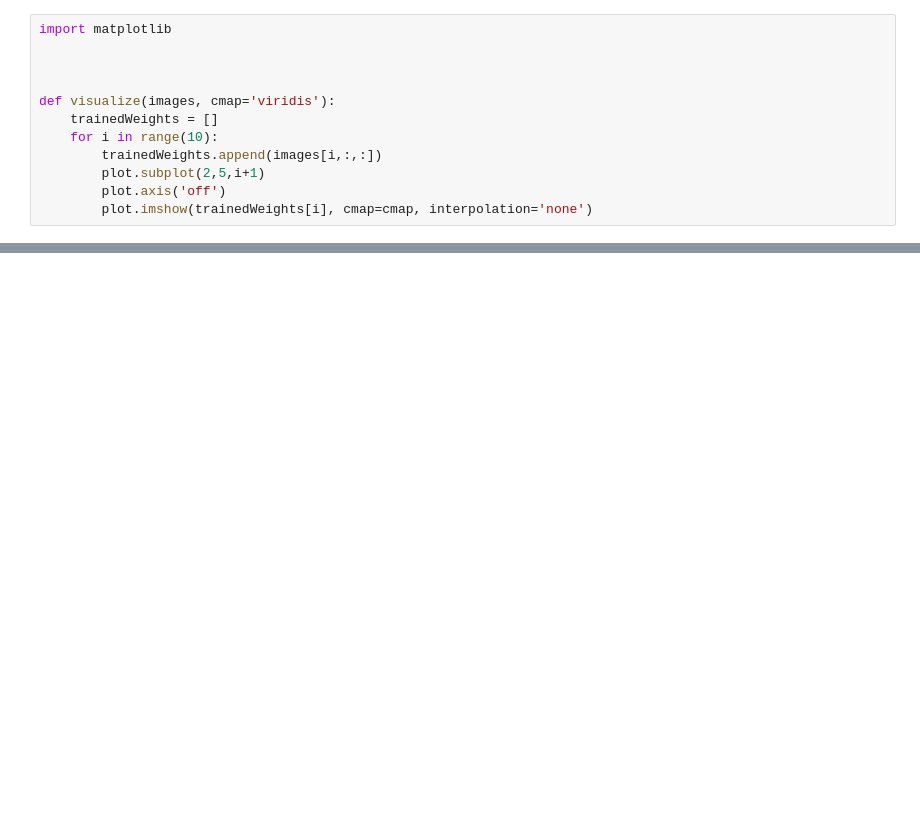
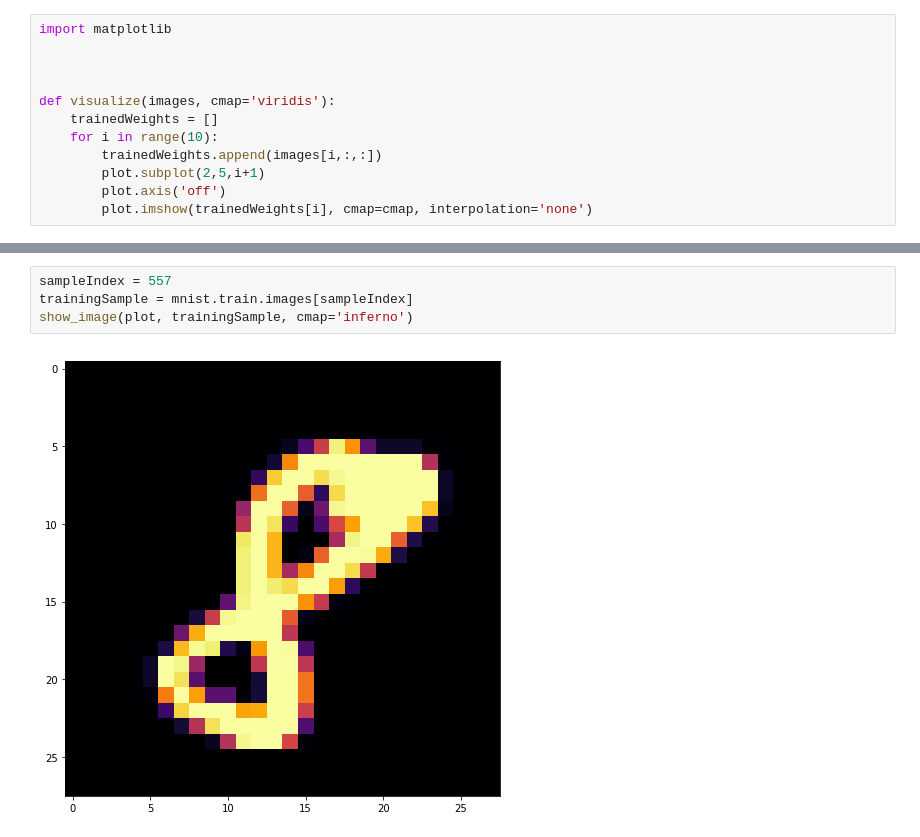
Before and after one commit to toronto-ai/workshops, a Jupyter notebook: python/tensorflow/TensorflowWorkshop.ipynb, the cells around one changed output, grey strips where cells are left out. Cells and saved outputs as stored; diff of their text form; blank space fills up the shorter version.

```diff
--- a/python/tensorflow/TensorflowWorkshop.ipynb
+++ b/python/tensorflow/TensorflowWorkshop.ipynb
@@ -190,0 +224,6 @@ show_image(plot, softmax_costs, size=(10,1))
+# %%
+sampleIndex = 557
+trainingSample = mnist.train.images[sampleIndex]
+show_image(plot, trainingSample, cmap='inferno')
+# %% [output]
+[figure, added]
```
Also changed, not shown: parts of 13 cells of this notebook, 1 other file.
